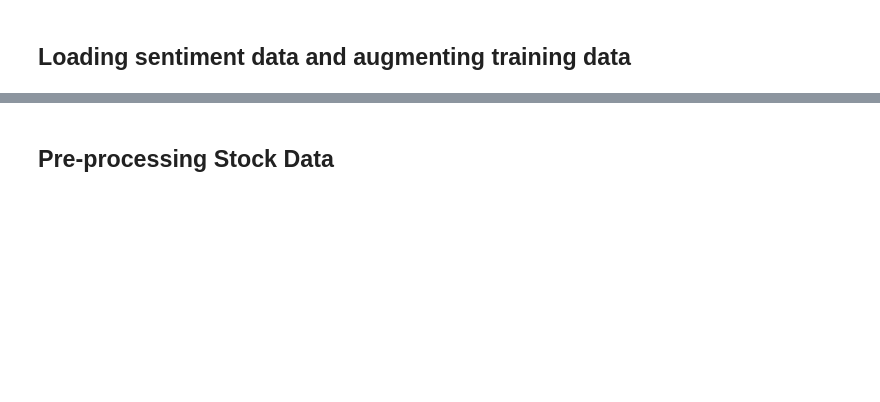
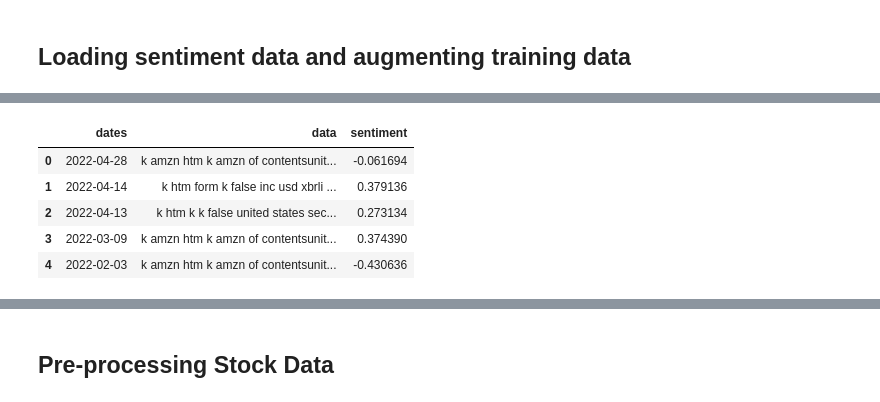
Before and after one commit to codevardhan/stock-price-prediction, a Jupyter notebook: Prediction_with_sentiment.ipynb, the cells around one changed output, grey strips where cells are left out. Saved outputs shown, nothing was run; the diff lists cells and outputs as text; code cells hidden in the pictures; blank space fills up the shorter version.

```diff
--- a/Prediction_with_sentiment.ipynb
+++ b/Prediction_with_sentiment.ipynb
@@ -87,0 +118,10 @@ NameError: name 'get_score' is not defined
+# %%
+sec_data = pd.read_csv('output/sec_sentiment_data.csv')
+sec_data.head()
+# %% [output]
+|  | dates | data | sentiment |
+| 0 | 2022-04-28 | k amzn htm k amzn of contentsunit... | -0.061694 |
+| 1 | 2022-04-14 | k htm form k false inc usd xbrli ... | 0.379136 |
+| 2 | 2022-04-13 | k htm k k false united states sec... | 0.273134 |
+| 3 | 2022-03-09 | k amzn htm k amzn of contentsunit... | 0.374390 |
+| 4 | 2022-02-03 | k amzn htm k amzn of contentsunit... | -0.430636 |
```
Also changed, not shown: parts of 34 cells of this notebook, 14 other files.
